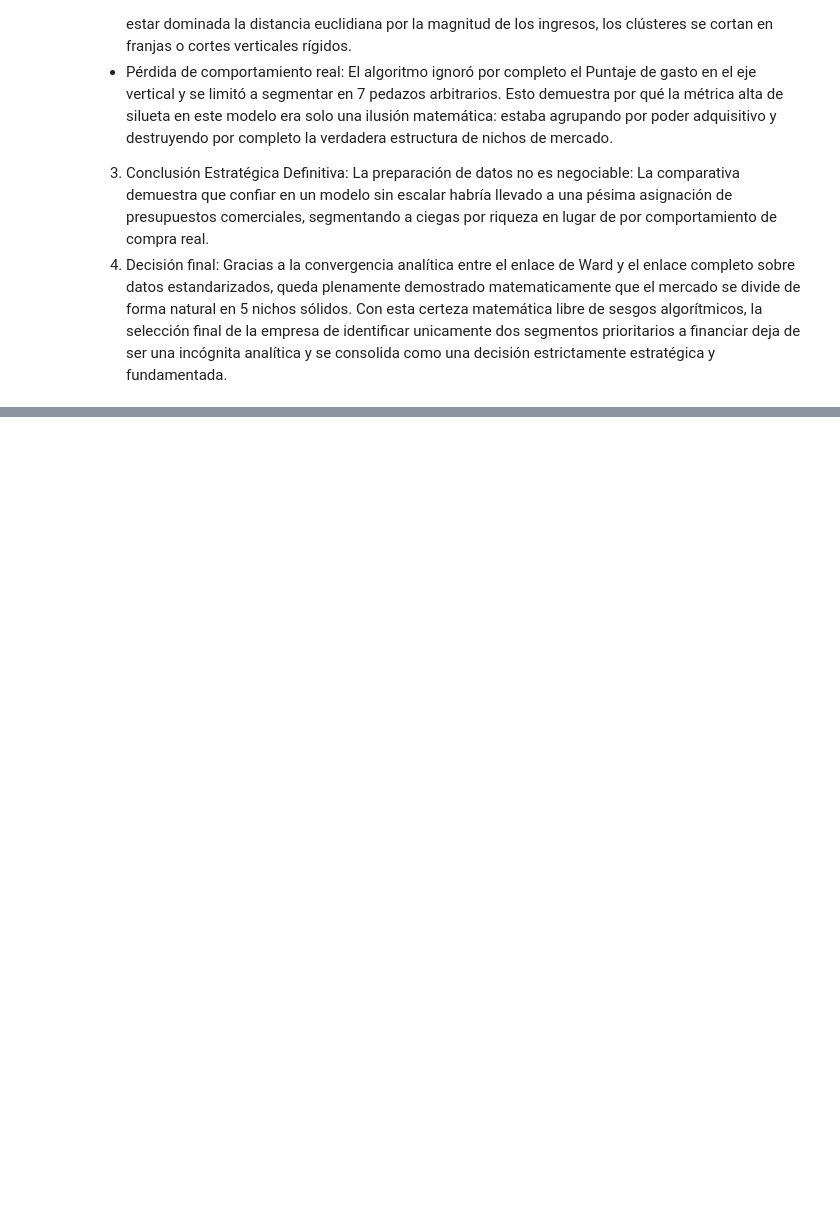
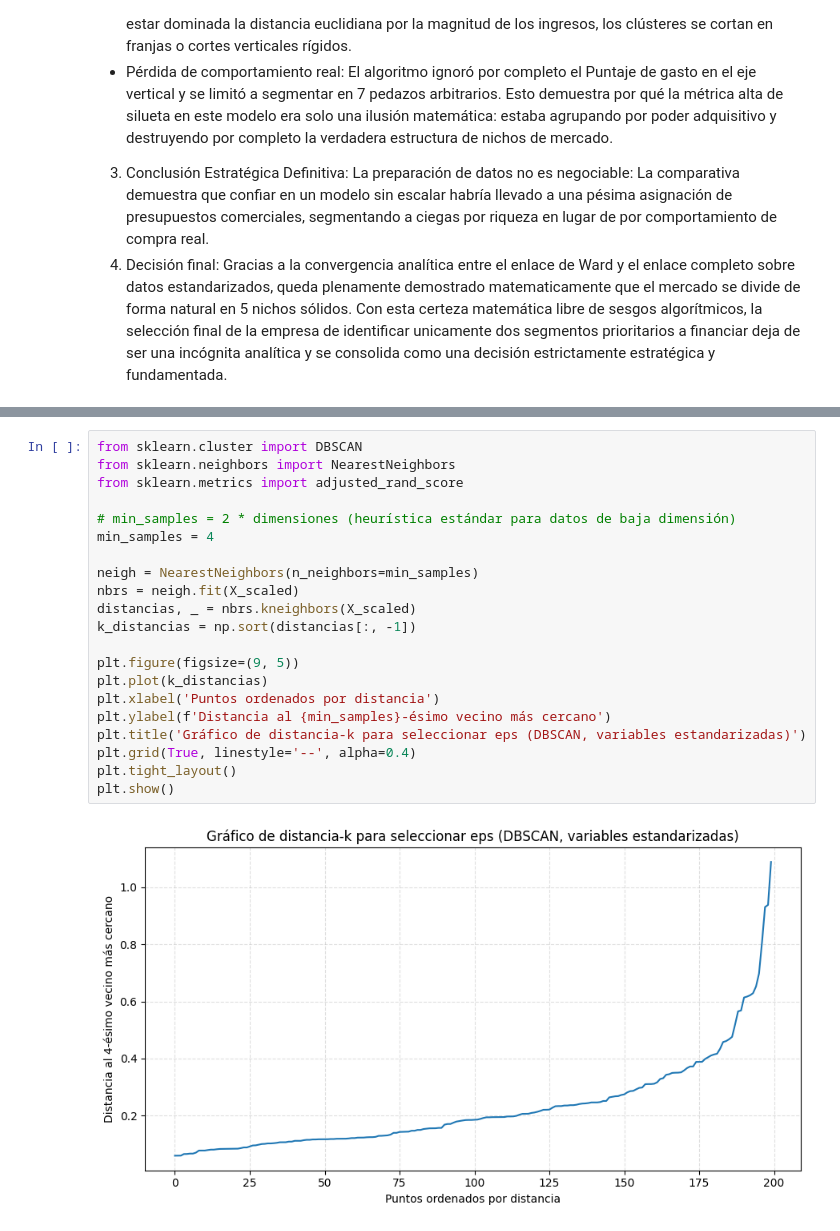
Before and after one commit to JuanRestrepoM/MIAD_202614_Aprendizaje_no_supervisado_G29, a Jupyter notebook: notebooks/S4_clustering.ipynb, the cells around one changed output, grey strips where cells are left out. Saved outputs shown, nothing was run; the diff lists cells and outputs as text; blank space fills up the shorter version.

```diff
--- a/notebooks/S4_clustering.ipynb
+++ b/notebooks/S4_clustering.ipynb
@@ -655,0 +662,23 @@ Conclusiones:
+# %%
+from sklearn.cluster import DBSCAN
+from sklearn.neighbors import NearestNeighbors
+from sklearn.metrics import adjusted_rand_score
+
+# min_samples = 2 * dimensiones (heurística estándar para datos de baja dimensión)
+min_samples = 4
+
+neigh = NearestNeighbors(n_neighbors=min_samples)
+nbrs = neigh.fit(X_scaled)
+distancias, _ = nbrs.kneighbors(X_scaled)
+k_distancias = np.sort(distancias[:, -1])
+
+plt.figure(figsize=(9, 5))
+plt.plot(k_distancias)
+plt.xlabel('Puntos ordenados por distancia')
+plt.ylabel(f'Distancia al {min_samples}-ésimo vecino más cercano')
+plt.title('Gráfico de distancia-k para seleccionar eps (DBSCAN, variables estandarizadas)')
+plt.grid(True, linestyle='--', alpha=0.4)
+plt.tight_layout()
+plt.show()
+# %% [output]
+[figure, added]
```
Also changed, not shown: parts of 39 cells of this notebook.
